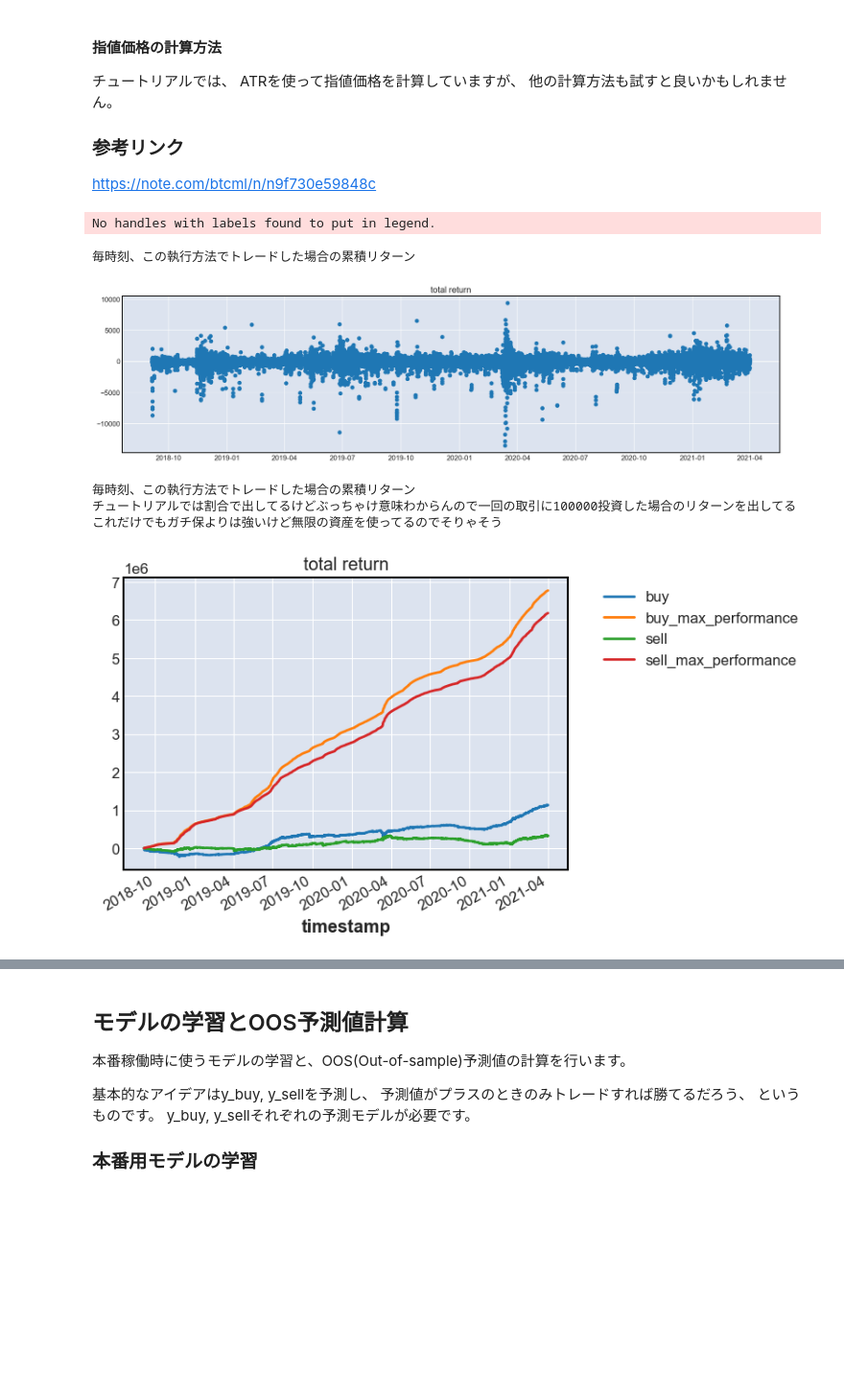
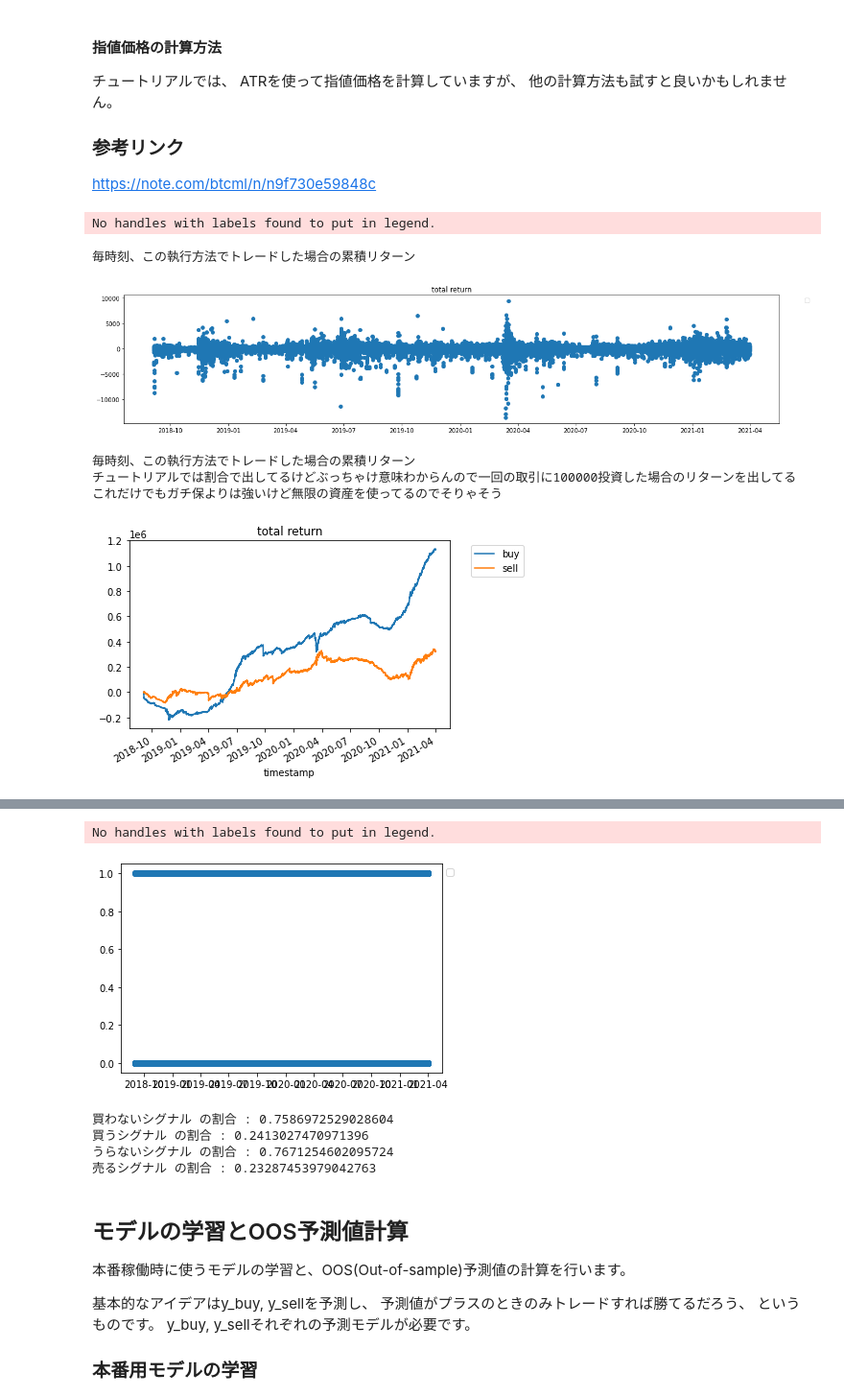
Before and after one commit to sasasaiki/mlbot_tutorial, a Jupyter notebook: work/tutorial_mine.ipynb, the cells around one changed output, grey strips where cells are left out. Shown at 96% size. Cells and saved outputs as stored; diff of their text form; code cells hidden in the pictures; blank space fills up the shorter version.

```diff
--- a/work/tutorial_mine.ipynb
+++ b/work/tutorial_mine.ipynb
@@ -568,11 +569,16 @@ df['y_buy'] = np.where(
     (df['sell_fep'].shift(-horizon) - df['buy_price'])*POSITION_PRICE/df['buy_price'] - 2 * fee,
     0
 )
+
+df['y_buy_boolean'] = df['y_buy'] > 0
+
 df['y_sell'] = np.where(
     df['sell_executed'],
     (-(df['buy_fep'].shift(-horizon) - df['sell_price']))*POSITION_PRICE/df['sell_price'] - 2 * fee,
     0
 )
+
+df['y_sell_boolean'] = df['y_sell'] > 0
 
 # バックテストで利用する取引コストを計算
 df['buy_cost'] = np.where(
@@ -607,37 +613,55 @@ df['sell_cost'] = np.where(
 # plt.legend(bbox_to_anchor=(1.2, 1))
 # plt.show()
 
 print('毎時刻、この執行方法でトレードした場合の累積リターン')
 
 # df['y_buy'].plot(label='buy')
 # df['y_sell'].plot(label='sell')
 fig = plt.figure()
 plt.scatter(df.index,df['y_buy'])
 plt.title('total return')
 plt.legend(bbox_to_anchor=(1.05, 1))
 fig.set_figwidth(20)
 plt.show()
 
 
 print('毎時刻、この執行方法でトレードした場合の累積リターン')
 print('チュートリアルでは割合で出してるけどぶっちゃけ意味わからんので一回の取引に100000投資した場合のリターンを出してる')
 print('これだけでもガチ保よりは強いけど無限の資産を使ってるのでそりゃそう')
 df['y_buy'].cumsum().plot(label='buy')
-df[df['y_buy'] > 0]['y_buy'].cumsum().plot(label='buy_max_performance')
+# df[df['y_buy'] > 0]['y_buy'].cumsum().plot(label='buy_max_performance')
+# (df['y_buy']*df['y_buy_boolean']).cumsum().plot(label='buy_max_performance_bool')
+# (df['y_buy']*(-1*df['y_buy_boolean'])).cumsum().plot(label='buy_min_performance_bool')
 df['y_sell'].cumsum().plot(label='sell')
-df[df['y_sell'] > 0]['y_sell'].cumsum().plot(label='sell_max_performance')
+# df[df['y_sell'] > 0]['y_sell'].cumsum().plot(label='sell_max_performance')
 plt.title('total return')
 plt.legend(bbox_to_anchor=(1.05, 1))
 plt.show()
 
+display(df['y_buy_boolean'])
 
+plt.scatter(df.index,df['y_buy_boolean'].astype(int))
+plt.legend(bbox_to_anchor=(1.05, 1))
+plt.show()
+
+#クラスの比率
+n_target0, n_target1 = len(df[df['y_buy_boolean'] == 0]), len(df[df['y_buy_boolean'] == 1])
+n_all = n_target0+n_target1
+print('買わないシグナル の割合 :',n_target0/n_all) # target0(健常者)の割合
+print('買うシグナル の割合 :',n_target1/n_all) # target1(がん患者)の割合
+
+#クラスの比率
+n_target0, n_target1 = len(df[df['y_sell_boolean'] == 0]), len(df[df['y_sell_boolean'] == 1])
+n_all = n_target0+n_target1
+print('うらないシグナル の割合 :',n_target0/n_all) # target0(健常者)の割合
+print('売るシグナル の割合 :',n_target1/n_all) # target1(がん患者)の割合
 
 df.to_pickle('df_y.pkl')
 # %% [output]
 No handles with labels found to put in legend.
 毎時刻、この執行方法でトレードした場合の累積リターン
-[figure, old version]
+[figure, new version]
 毎時刻、この執行方法でトレードした場合の累積リターン
 チュートリアルでは割合で出してるけどぶっちゃけ意味わからんので一回の取引に100000投資した場合のリターンを出してる
 これだけでもガチ保よりは強いけど無限の資産を使ってるのでそりゃそう
-[figure, old version]
+[figure, new version]
@@ -644,3 +681,9 @@ No handles with labels found to put in legend.
+No handles with labels found to put in legend.
+[figure, added]
+買わないシグナル の割合 : 0.7586972529028604
+買うシグナル の割合 : 0.2413027470971396
+うらないシグナル の割合 : 0.7671254602095724
+売るシグナル の割合 : 0.23287453979042763
 # %% [markdown]
 ## モデルの学習とOOS予測値計算
 
```
Also changed, not shown: parts of 3 cells of this notebook, 1 other file.
